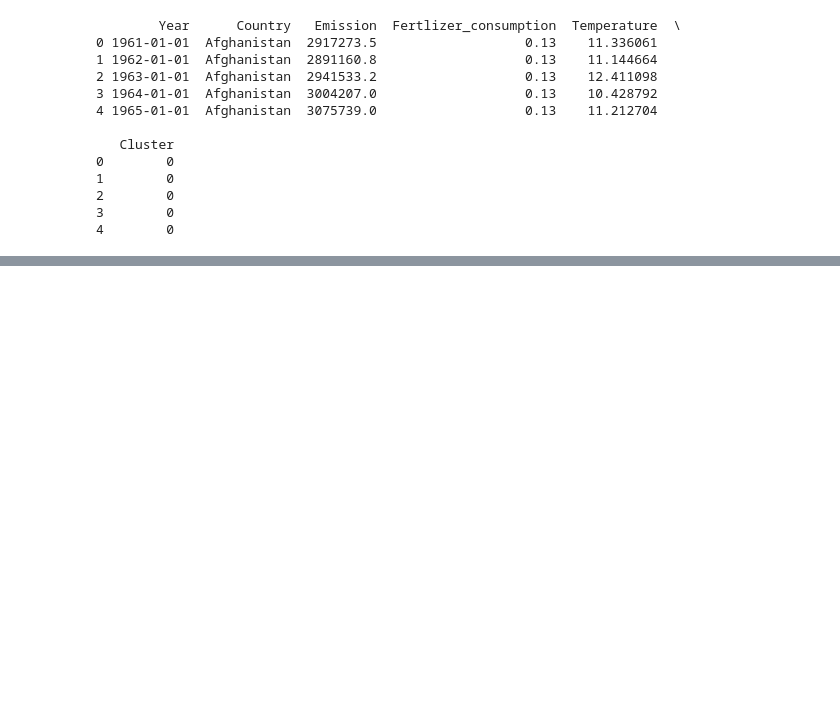
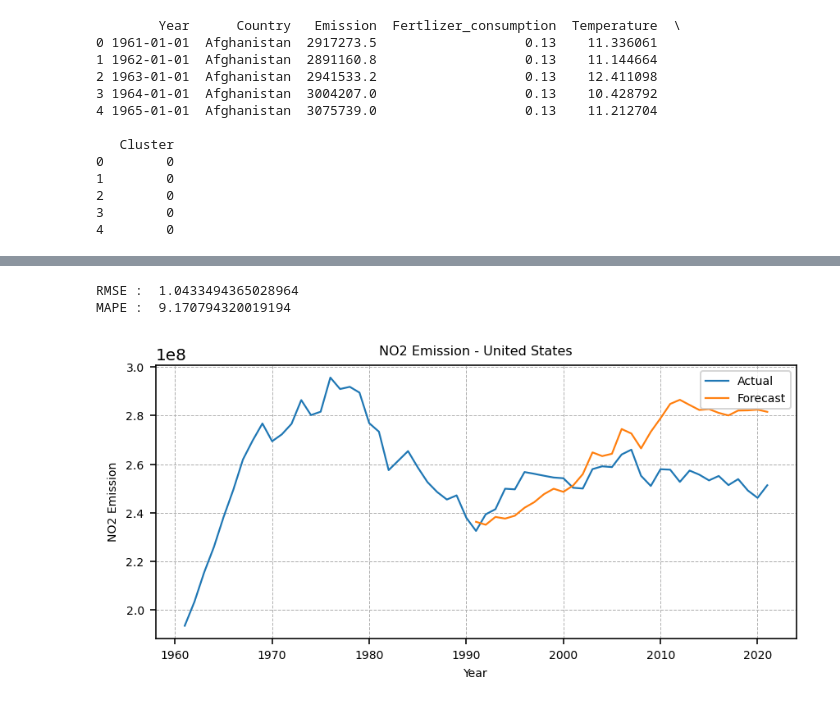
Before and after one commit to MuhammedThariq/Data-Science-Final-Project, a Jupyter notebook: Forecast.ipynb, the cells around one changed output, grey strips where cells are left out. Drawn from its saved outputs; the diff is of its cells as text; code cells hidden in the pictures; blank space fills up the shorter version.

```diff
--- a/Forecast.ipynb
+++ b/Forecast.ipynb
@@ -189,0 +275,38 @@ MAPE :  9.170794320019194
+# %%
+order = optimal_model.order
+seasonal_order = optimal_model.seasonal_order
+sarimax_model2 = sarimax_model(xtrain, order, seasonal_order)
+sarimax_model2_fit = sarimax_model2.fit()
+# %%
+sarimax_model2_forecast = sarimax_model2_fit.forecast(steps=len(xtest),
+                             exog=xtest[:, 1:])
+# %%
+mse = mean_squared_error(xtest[:, 0], sarimax_model2_forecast)
+rmse = np.sqrt(mse)
+mape = mean_absolute_percentage_error(xtest[:, 0], sarimax_model2_forecast)
+print("RMSE : ",rmse)
+print("MAPE : ",mape)
+# %% [output]
+RMSE :  1.0433494365028964
+MAPE :  9.170794320019194
+# %%
+sarimax_model2_forecast = sarimax_model2_forecast.reshape(sarimax_model1_forecast.shape[0], -1)
+# %%
+forecast_copy = np.repeat(sarimax_model2_forecast, 3, axis=-1)
+sarimax_model2_forecast = scaler.inverse_transform(forecast_copy)[:, 0]
+# %%
+plt.figure(dpi=144, figsize=(7,3))
+plt.plot(us_df.index, us_df['Emission'], label="Actual",
+            linewidth = 1.1)
+plt.plot(us_df.index[len(xtrain):], sarimax_model2_forecast, label='Forecast',
+          linewidth = 1.1)
+plt.xlabel("Year", fontsize=7)
+plt.ylabel("NO2 Emission", fontsize=7)
+plt.grid(linewidth=0.5, linestyle='--')
+plt.legend(fontsize=7)
+plt.xticks(fontsize=7)
+plt.yticks(fontsize=7)
+plt.title("NO2 Emission - United States", fontsize=8)
+plt.show()
+# %% [output]
+[figure, added]
```
Also changed, not shown: parts of 51 cells of this notebook.
